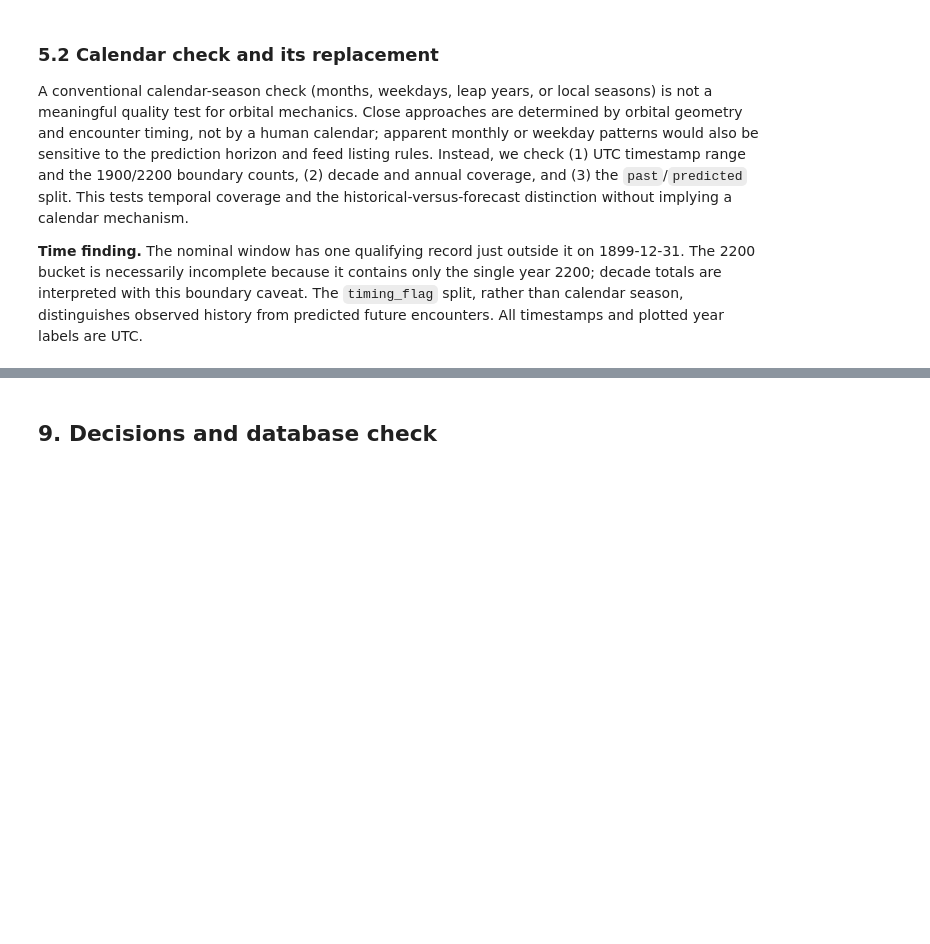
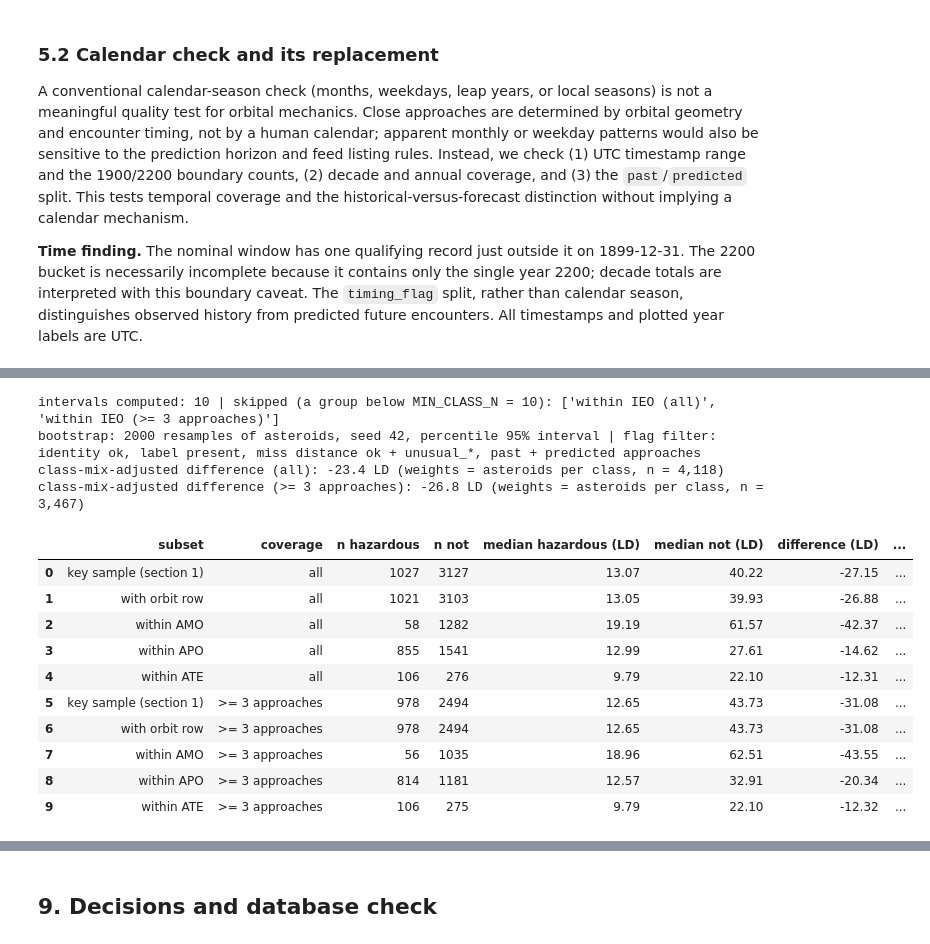
Before and after one commit to eliffshnn/nasa-data-pipeline, a Jupyter notebook: notebooks/m4_eda.ipynb, the cells around one changed output, grey strips where cells are left out. Cells and saved outputs as stored; diff of their text form; code cells hidden in the pictures; blank space fills up the shorter version.

```diff
--- a/notebooks/m4_eda.ipynb
+++ b/notebooks/m4_eda.ipynb
@@ -560,0 +662,20 @@ A conventional calendar-season check (months, weekdays, leap years, or local sea
+# %%
+def corr_row(label, d):
+    return {"subset": label, "n": len(d),
+            "Pearson": d.semi_major_axis.corr(d.n_earth_approaches),
+            "Spearman": spearman(d.semi_major_axis, d.n_earth_approaches)}
+
+extremes = prof.loc[prof.semi_major_axis_flag != "ok", ["asteroid_key", "semi_major_axis", "orbit_class", "hazardous", "n_earth_approaches"]]
+print("extreme points removed (semi_major_axis_flag = unusual_high):")
+print(extremes.to_string(index=False))
+rows = [corr_row("all asteroids", prof), corr_row("without the unusual_high a values", trimmed)]
+for cls, g in trimmed.groupby("orbit_class"):
+    if len(g) >= MIN_CLASS_N:
+        rows.append(corr_row(f"within {cls}", g))
+    else:
+        print(f"{cls}: n = {len(g)} < MIN_CLASS_N = {MIN_CLASS_N}, no correlation reported")
+for (cls, hz), g in trimmed.groupby(["orbit_class", "hazardous"]):
+    if len(g) >= MIN_CLASS_N:
+        rows.append(corr_row(f"within {cls}, {names[hz]}", g))
+print(f"a vs listed Earth approaches | {KEY_FILTER_TEXT}")
+pd.DataFrame(rows).round(3)
@@ -560,0 +765,45 @@ A conventional calendar-season check (months, weekdays, leap years, or local sea
+# %%
+def gap(d, subset, coverage):
+    a = d.loc[d.hazardous == 1, "closest_ld"]
+    b = d.loc[d.hazardous == 0, "closest_ld"]
+    if min(len(a), len(b)) < MIN_CLASS_N:
+        return None
+    diff, lo, hi = bootstrap_ci(a, b, n_boot=N_BOOT, seed=SEED)
+    return {"subset": subset, "coverage": coverage, "n hazardous": len(a), "n not": len(b),
+            "median hazardous (LD)": a.median(), "median not (LD)": b.median(),
+            "difference (LD)": diff, "95% CI low": lo, "95% CI high": hi}
+
+rows, skipped = [], []
+for coverage, keep in [("all", 1), (f">= {MIN_EARTH_APPROACHES} approaches", MIN_EARTH_APPROACHES)]:
+    tests = [("key sample (section 1)", clean[clean.n_earth_approaches >= keep]),
+             ("with orbit row", prof[prof.n_earth_approaches >= keep])]
+    tests += [(f"within {c}", g) for c, g in prof[prof.n_earth_approaches >= keep].groupby("orbit_class")]
+    for subset, d in tests:
+        r = gap(d, subset, coverage)
+        (rows.append(r) if r else skipped.append(f"{subset} ({coverage})"))
+gaps = pd.DataFrame(rows)
+print(f"intervals computed: {len(gaps)} | skipped (a group below MIN_CLASS_N = {MIN_CLASS_N}): {skipped}")
+print(f"bootstrap: {N_BOOT} resamples of asteroids, seed {SEED}, percentile 95% interval | {KEY_FILTER_TEXT}")
+
+# Class-mix-adjusted gap: within-class differences weighted by the classes' share of all asteroids (direct standardisation)
+for coverage, g in gaps[gaps.subset.str.startswith("within")].groupby("coverage", sort=False):
+    w = g["n hazardous"] + g["n not"]
+    print(f"class-mix-adjusted difference ({coverage}): {np.average(g['difference (LD)'], weights=w):.1f} LD "
+          f"(weights = asteroids per class, n = {w.sum():,})")
+gaps.round(2)
+# %% [output]
+intervals computed: 10 | skipped (a group below MIN_CLASS_N = 10): ['within IEO (all)', 'within IEO (>= 3 approaches)']
+bootstrap: 2000 resamples of asteroids, seed 42, percentile 95% interval | flag filter: identity ok, label present, miss distance ok + unusual_*, past + predicted approaches
+class-mix-adjusted difference (all): -23.4 LD (weights = asteroids per class, n = 4,118)
+class-mix-adjusted difference (>= 3 approaches): -26.8 LD (weights = asteroids per class, n = 3,467)
+|  | subset | coverage | n hazardous | n not | median hazardous (LD) | median not (LD) | difference (LD) | ... |
+| 0 | key sample (section 1) | all | 1027 | 3127 | 13.07 | 40.22 | -27.15 | ... |
+| 1 | with orbit row | all | 1021 | 3103 | 13.05 | 39.93 | -26.88 | ... |
+| 2 | within AMO | all | 58 | 1282 | 19.19 | 61.57 | -42.37 | ... |
+| 3 | within APO | all | 855 | 1541 | 12.99 | 27.61 | -14.62 | ... |
+| 4 | within ATE | all | 106 | 276 | 9.79 | 22.10 | -12.31 | ... |
+| 5 | key sample (section 1) | >= 3 approaches | 978 | 2494 | 12.65 | 43.73 | -31.08 | ... |
+| 6 | with orbit row | >= 3 approaches | 978 | 2494 | 12.65 | 43.73 | -31.08 | ... |
+| 7 | within AMO | >= 3 approaches | 56 | 1035 | 18.96 | 62.51 | -43.55 | ... |
+| 8 | within APO | >= 3 approaches | 814 | 1181 | 12.57 | 32.91 | -20.34 | ... |
+| 9 | within ATE | >= 3 approaches | 106 | 275 | 9.79 | 22.10 | -12.32 | ... |
```
Also changed, not shown: parts of 25 cells of this notebook, 8 other files.
